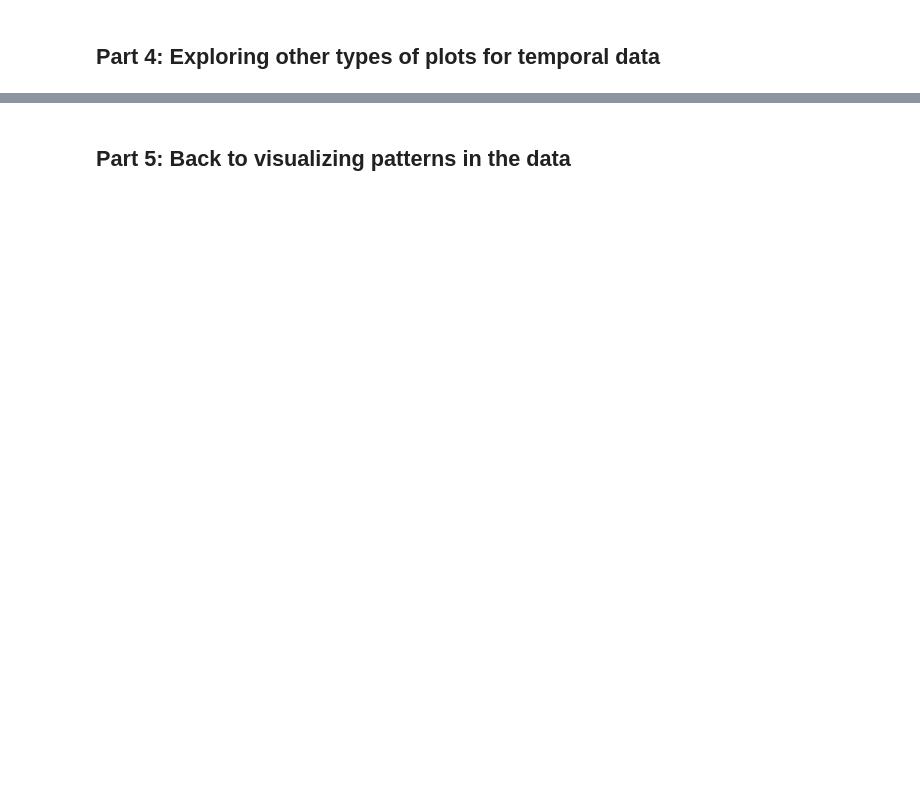
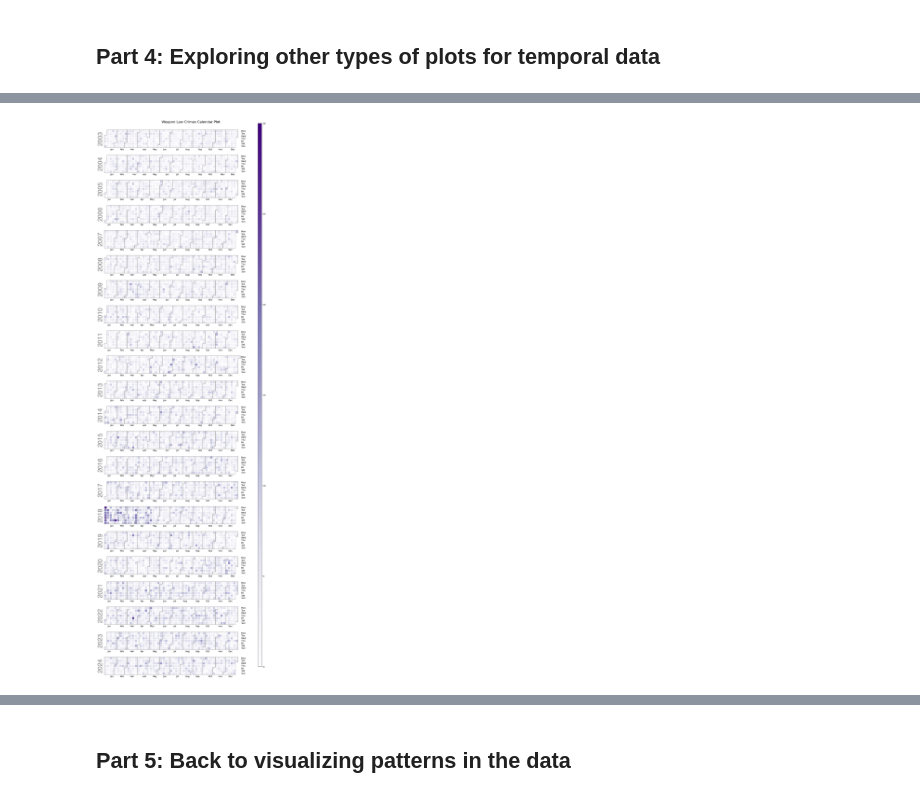
Before and after one commit to AleksandarLukic96/02806_Social_Data, a Jupyter notebook: notebooks/W2_Paula.ipynb, the cells around one changed output, grey strips where cells are left out. Saved outputs shown, nothing was run; the diff lists cells and outputs as text; code cells hidden in the pictures; blank space fills up the shorter version.

```diff
--- a/notebooks/W2_Paula.ipynb
+++ b/notebooks/W2_Paula.ipynb
@@ -398,0 +422,37 @@ plt.show()
+# %%
+# Calendar plot of weapon laws
+
+import calplot
+
+# Function to convert month names to numerical values
+def convert_month(month):
+    try:
+        return pd.to_datetime(month, format='%B').month
+    except ValueError:
+        return int(month)
+
+# Apply the function to the Month column
+df['Month'] = df['Month'].apply(convert_month)
+
+# Combine Day, Month, and Year columns to create a Date column
+df['Date'] = pd.to_datetime(df[['Year', 'Month', 'Day']])
+
+# Filter the DataFrame for weapon law crimes
+weapon_law_crimes = df[df['Category'] == 'WEAPON LAWS']
+
+# Group by date and count occurrences
+weapon_law_crimes_count = weapon_law_crimes.groupby(weapon_law_crimes['Date']).size()
+
+# Create a calendar plot
+fig, ax = calplot.calplot(weapon_law_crimes_count, cmap='Purples', colorbar=True)
+
+# Add title
+fig.suptitle('Weapon Law Crimes Calendar Plot', fontsize=16)
+
+# Adjust layout to make room for the title
+fig.tight_layout(rect=[0, 0, 0.8, 0.98])
+
+# Show the plot
+plt.show()
+# %% [output]
+[figure, added]
```
Also changed, not shown: parts of 5 cells of this notebook.
